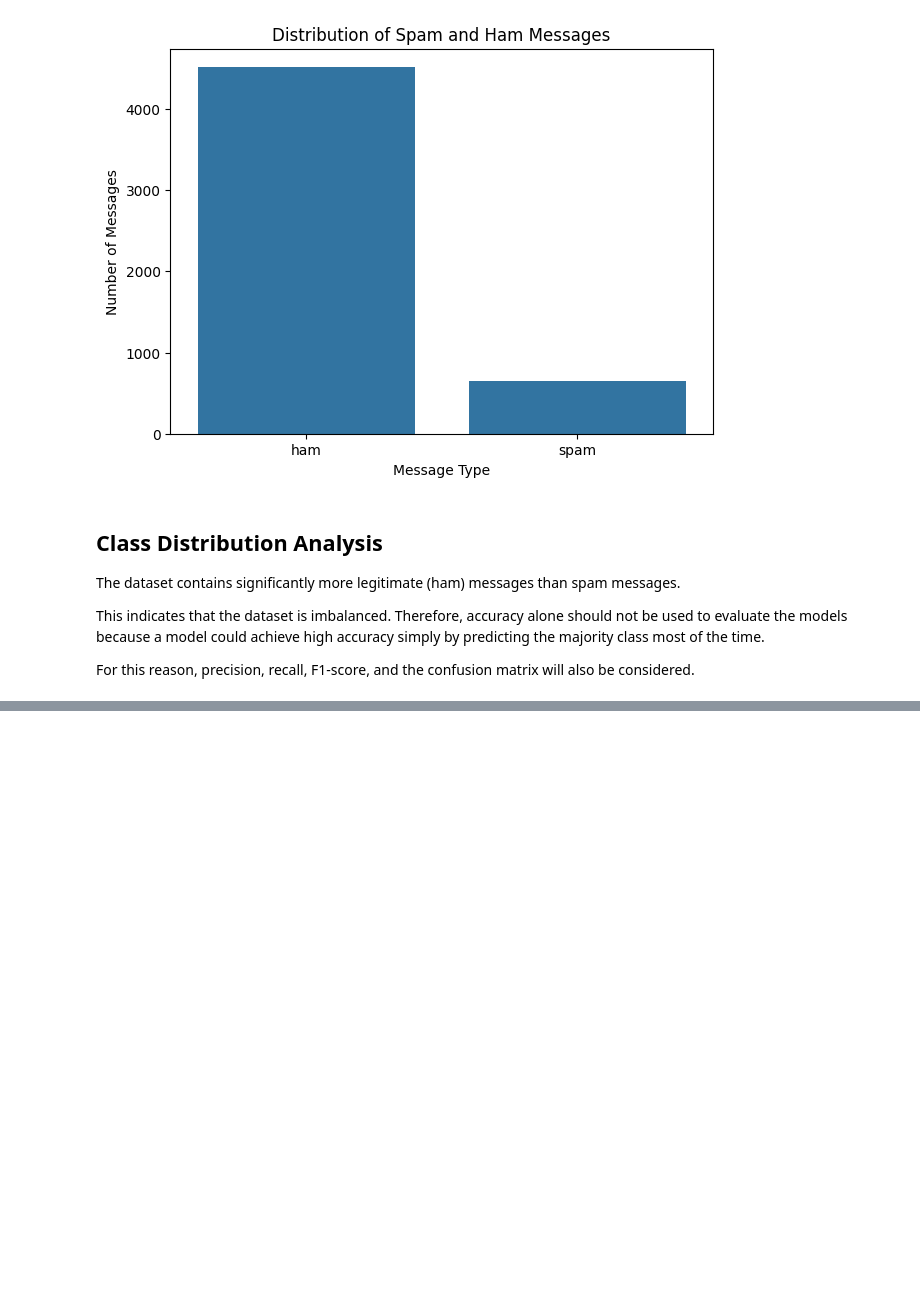
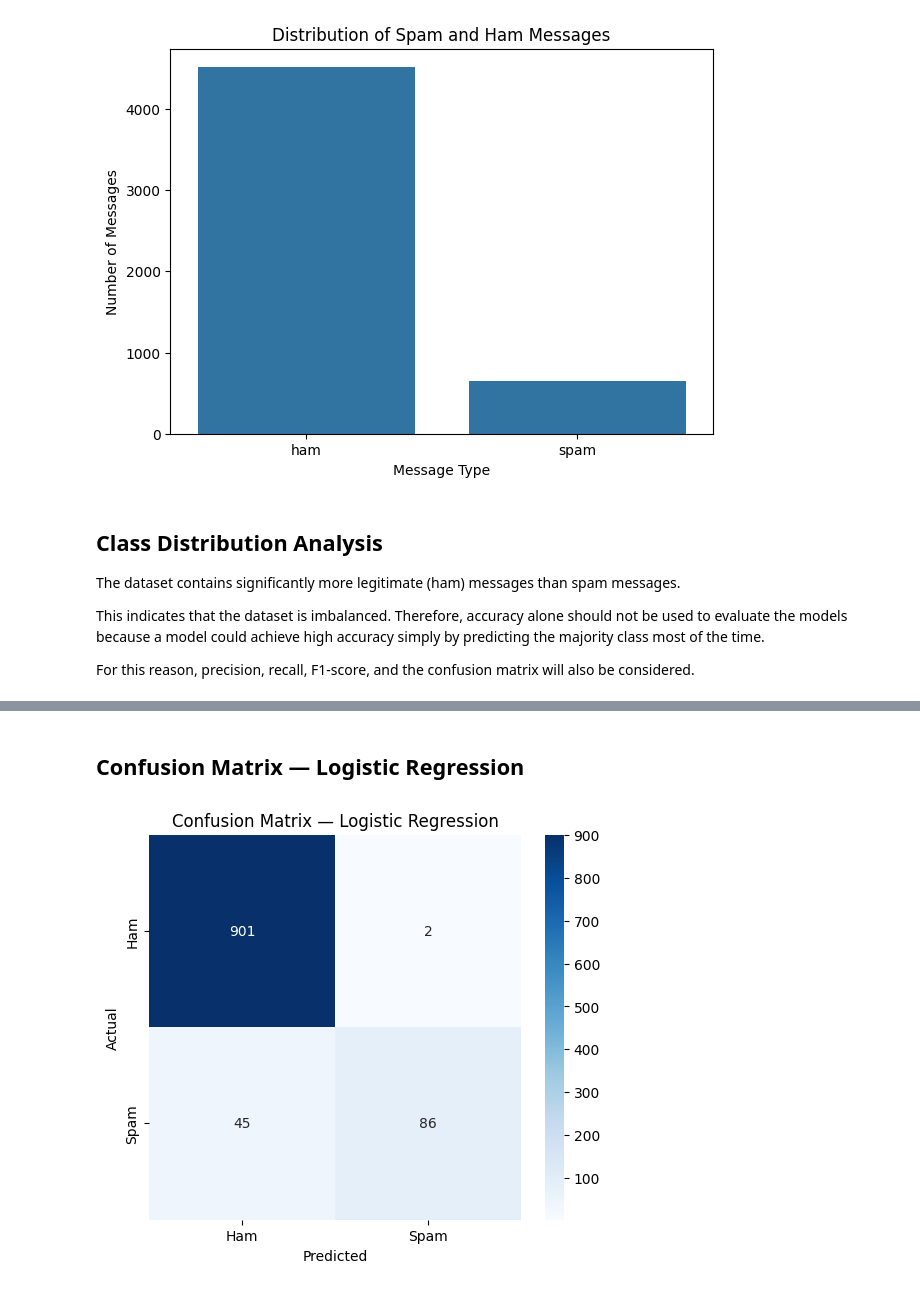
Before and after one commit to CHAYMAEHANINI/OIBSIP, a Jupyter notebook: Task_04_Email_Spam_Detection/notebooks/Chaymae_Hanini_Task4.ipynb, the cells around one changed output, grey strips where cells are left out. Cells and saved outputs as stored; diff of their text form; code cells hidden in the pictures; blank space fills up the shorter version.

```diff
--- a/Task_04_Email_Spam_Detection/notebooks/Chaymae_Hanini_Task4.ipynb
+++ b/Task_04_Email_Spam_Detection/notebooks/Chaymae_Hanini_Task4.ipynb
@@ -167,0 +320,23 @@ df.to_csv("../data/spam_Cleaned.csv", index=False)
+# %%
+lr_model = LogisticRegression(max_iter=1000)
+
+lr_model.fit(X_train_tfidf, y_train)
+#prediction:
+y_pred_lr = lr_model.predict(X_test_tfidf)
+#Evaluation:
+print(classification_report(
+    y_test,
+    y_pred_lr,
+    target_names=["Ham", "Spam"]
+))
+#Metrics:
+lr_accuracy = accuracy_score(y_test, y_pred_lr)
+lr_precision = precision_score(y_test, y_pred_lr)
+lr_recall = recall_score(y_test, y_pred_lr)
+lr_f1 = f1_score(y_test, y_pred_lr)
+
+print("Logistic Regression")
+print("Accuracy :", lr_accuracy)
+print("Precision:", lr_precision)
+print("Recall   :", lr_recall)
+print("F1-score :", lr_f1)
@@ -167,0 +381,23 @@ df.to_csv("../data/spam_Cleaned.csv", index=False)
+# %% [markdown]
+## Confusion Matrix — Logistic Regression
+# %%
+cm_lr = confusion_matrix(y_test, y_pred_lr)
+
+plt.figure(figsize=(6, 5))
+
+sns.heatmap(
+    cm_lr,
+    annot=True,
+    fmt="d",
+    cmap="Blues",
+    xticklabels=["Ham", "Spam"],
+    yticklabels=["Ham", "Spam"]
+)
+
+plt.title("Confusion Matrix — Logistic Regression")
+plt.xlabel("Predicted")
+plt.ylabel("Actual")
+
+plt.show()
+# %% [output]
+[figure, added]
```
Also changed, not shown: parts of 19 cells of this notebook.
